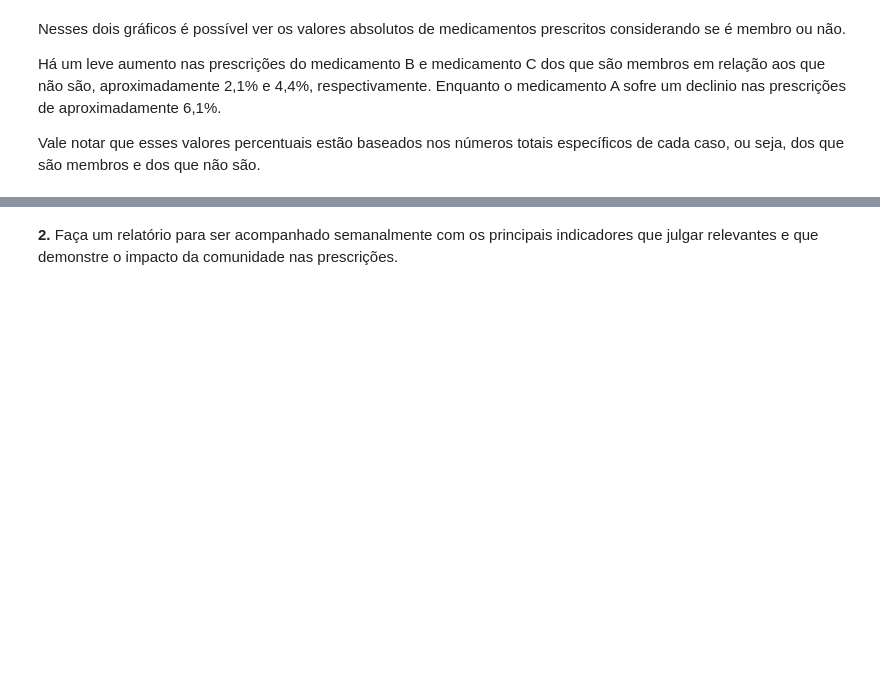
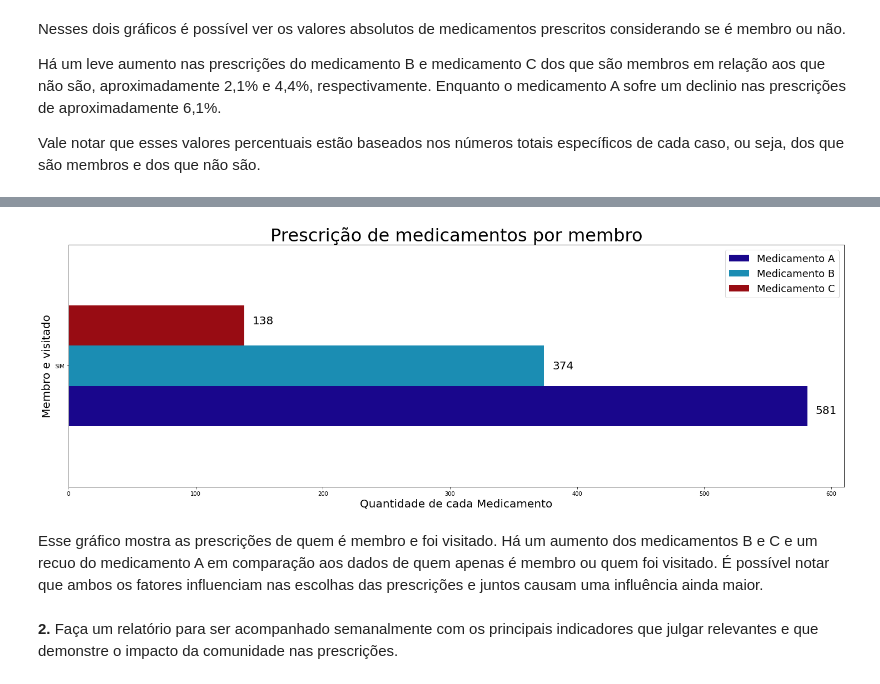
Before and after one commit to Juniorffonseca/processo_seletivo, a Jupyter notebook: teste_processo_seletivo.ipynb, the cells around one changed output, grey strips where cells are left out. Cells and saved outputs as stored; diff of their text form; code cells hidden in the pictures; blank space fills up the shorter version.

```diff
--- a/teste_processo_seletivo.ipynb
+++ b/teste_processo_seletivo.ipynb
@@ -348,3 +362,41 @@ Os dois gráficos obtidos nessa célula parecem bastante com os outros dois grá
+# %%
+# Carregando os arquivos csv em duas variáveis.
+membros_2 = pd.read_csv('membros.csv', sep = ';', encoding = 'latin-1')
+visitados_2 = pd.read_csv('visitados.csv', sep = ';', encoding = 'latin-1')
+prescricoes_8 = pd.read_csv('prescricoes.csv', sep = ';', encoding = 'latin-1')
+
+# Criando uma coluna 'membro' que diz se o médico é membro caso o 'ID_MEDICO' do df prescricoes esteja contido em membros.
+prescricoes_8 = membros_2.merge(prescricoes_8, on='ID_MEDICO', how='inner').merge(visitados_2, on='ID_MEDICO', how='inner')
+prescricoes_8 = prescricoes_8[prescricoes_8['VISITADO'] == 'SIM']
+
+# Fazendo a contagem de Medicamentos prescritos por os que são membros e foram visitados, passando para dataframe e resetando os indexs.
+prescricoes_8 = prescricoes_8[['Medicamento_prescrito', 'VISITADO']].value_counts().to_frame()
+prescricoes_8 = prescricoes_8.reset_index()
+
+prescricoes_8['VISITADO'] = list(map(str, prescricoes_8['VISITADO']))
+
+prescricoes_8 = prescricoes_8.pivot(index='VISITADO', columns='Medicamento_prescrito')
+
+# Criando o gráfico dos que não são membros.
+prescricoes_8.plot(kind = 'barh', stacked = 0, figsize = (25, 8), alpha = 1, color = lista)
+
+# 'Configurações' do plot (frequência dos ticks no eixo x, título, conteúdo das labels, tamanhos das fontes, legenda etc).
+plt.title('Prescrição de medicamentos por membro', size = 32)
+plt.xlabel('Quantidade de cada Medicamento', size = 20)
+plt.ylabel('Membro e visitado', size = 20)
+plt.legend(['Medicamento A', 'Medicamento B', 'Medicamento C'], loc = 'best', prop={'size': 18})
+
+# Adicionando textos em cada barra do gráfico por meio de dois laços for que irão iterar em cada barra e em cada valor das colunas para saber os valores das contagens.
+for j in range(3):
+  for i in range(prescricoes_8.shape[0]):
+    label = format(int(prescricoes_8.iloc[i, j]), ',')
+    plt.annotate(label, xy=(prescricoes_8.iloc[i, j], i + 0.185 * j), xytext=(34,-90), textcoords='offset points', ha='center', va='bottom', fontsize = 20)
+
+plt.show()
+# %% [output]
+[figure, added]
+# %% [markdown]
+Esse gráfico mostra as prescrições de quem é membro e foi visitado. Há um aumento dos medicamentos B e C e um recuo do medicamento A em comparação aos dados de quem apenas é membro ou quem foi visitado. É possível notar que ambos os fatores influenciam nas escolhas das prescrições e juntos causam uma influência ainda maior.
 # %% [markdown]
 **2.** Faça um relatório para ser acompanhado semanalmente com os principais
 indicadores que julgar relevantes e que demonstre o impacto da comunidade nas
```
Also changed, not shown: parts of 3 cells of this notebook.
